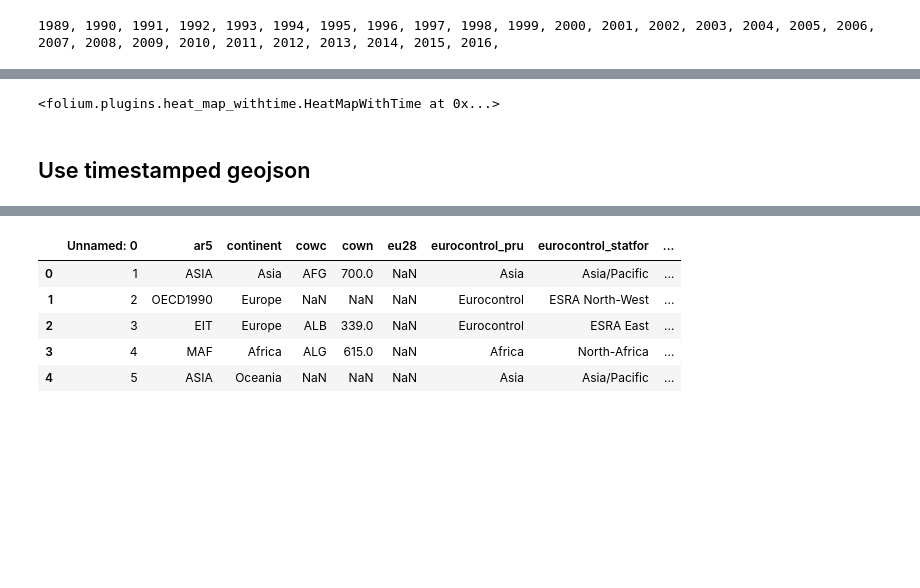
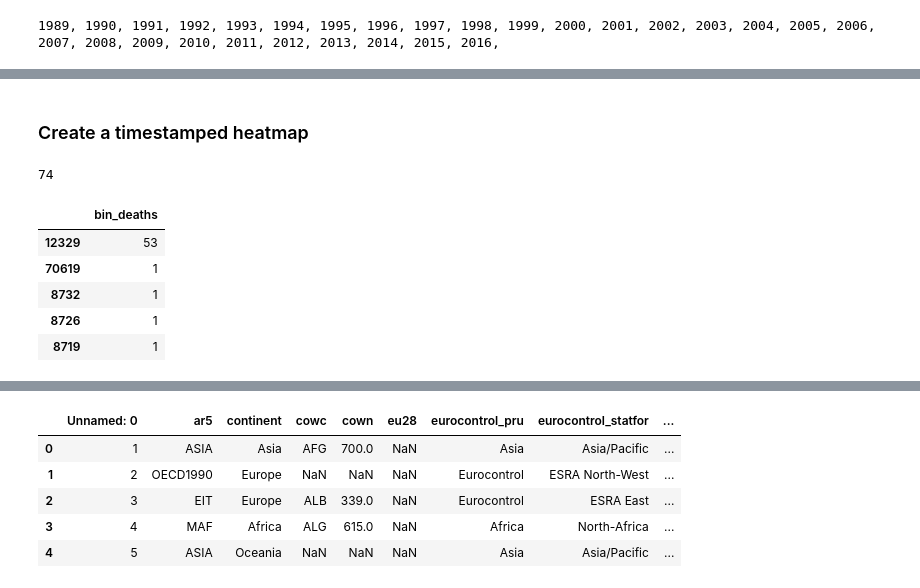
Before and after one commit to vincenzobaz/VBTALL-ADA2017, a Jupyter notebook: Project/notebook_map.ipynb, the cells around one changed output, grey strips where cells are left out. Saved outputs shown, nothing was run; the diff lists cells and outputs as text; code cells hidden in the pictures; blank space fills up the shorter version.

```diff
--- a/Project/notebook_map.ipynb
+++ b/Project/notebook_map.ipynb
@@ -186,5 +114,0 @@ m = folium.Map(tiles='cartodbpositron', world_copy_jump = True, no_wrap=True, zo
-# %%
-hm = plugins.HeatMapWithTime(data=smaller_event_pos_date_array, index=event_list.year.unique())
-hm.add_to(m)
-# %% [output]
-<folium.plugins.heat_map_withtime.HeatMapWithTime at 0x...>
@@ -194,2 +115,22 @@ m.save('heatmap_w_time.html')
-# %% [markdown]
-## Use timestamped geojson
+# %% [markdown]
+### Create a timestamped heatmap
+# %%
+NBR_OF_BINS=1000
+binned_deaths, bins = pd.qcut(event_list.best, q=NBR_OF_BINS, duplicates='drop', labels=False, retbins=True)
+binned_deaths.name="bin_deaths"
+# We add 1 to avoid bins at 0, because they would have null weight
+binned_deaths += 1
+binned_deaths_df = pd.DataFrame(binned_deaths )
+print(len(bins))
+display(binned_deaths_df.head(5))
+# Avoid doing the merge multiple times
+if "bin_deaths" not in event_list.columns:
+    event_list = event_list.merge(binned_deaths_df,left_index=True, right_index=True )
+# %% [output]
+74
+|  | bin_deaths |
+| 12329 | 53 |
+| 70619 | 1 |
+| 8732 | 1 |
+| 8726 | 1 |
+| 8719 | 1 |
```
Also changed, not shown: parts of 46 cells of this notebook.
